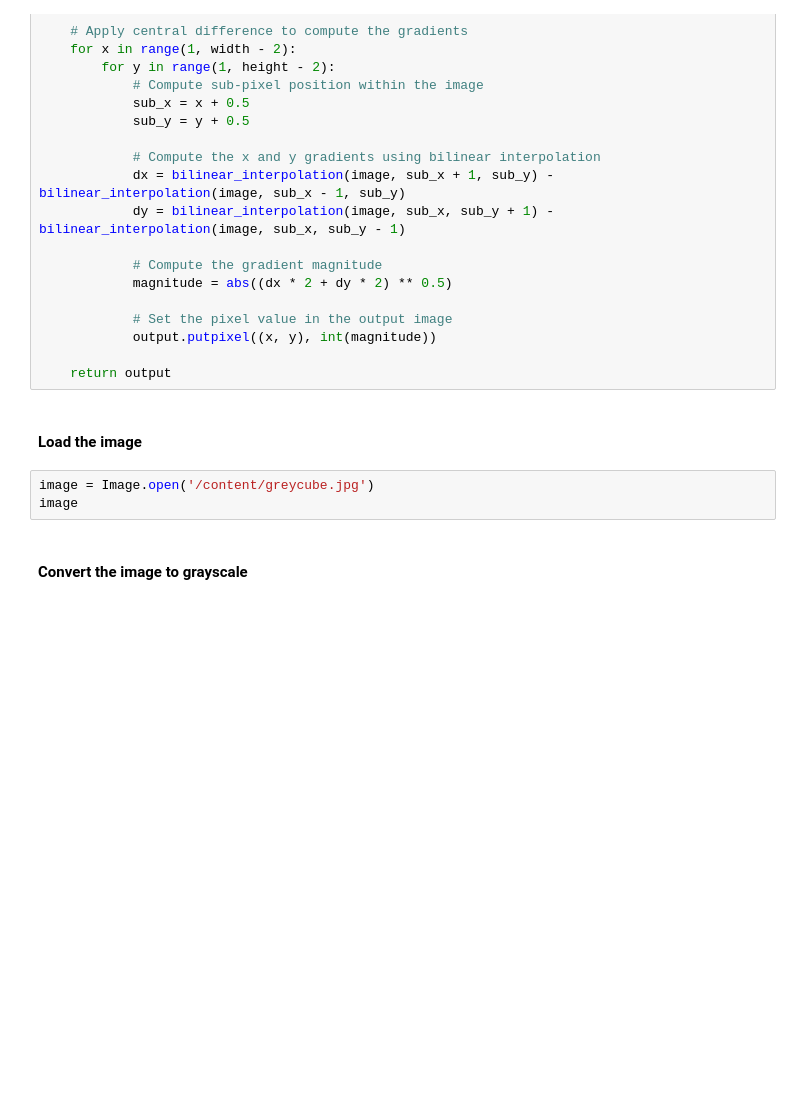
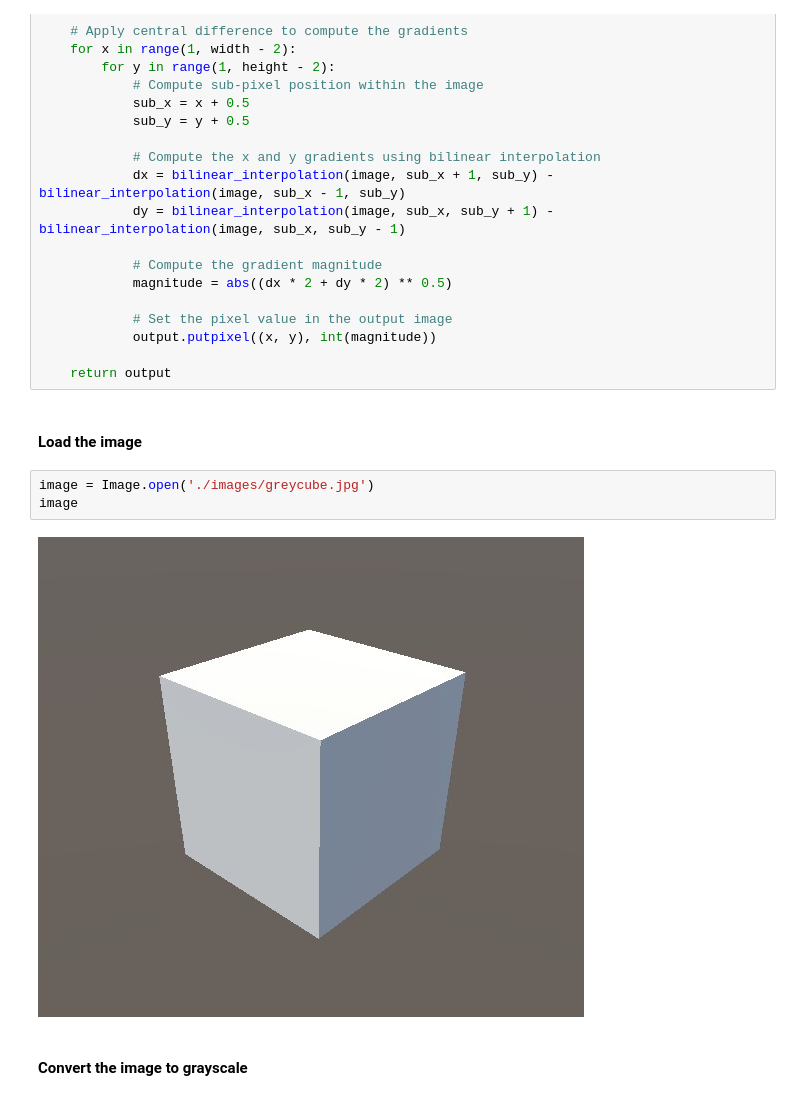
Before and after one commit to DSjet/Numerical-Methods-Volume-Estimation, a Jupyter notebook: numerical_methods_final.ipynb, the cells around one changed output. Cells and saved outputs as stored; diff of their text form; blank space fills up the shorter version.

Commit message:
Added greencube.png, greycube.png, test notebook

```diff
--- a/numerical_methods_final.ipynb
+++ b/numerical_methods_final.ipynb
@@ -73,8 +73,10 @@ def central_difference(image):
 # %% [markdown]
 #### Load the image
 # %%
-image = Image.open('/content/greycube.jpg')
+image = Image.open('./images/greycube.jpg')
 image
+# %% [output]
+[figure, added]
 # %% [markdown]
 #### Convert the image to grayscale
 # %%
```
Also changed, not shown: parts of 4 cells of this notebook, 2 other files.
